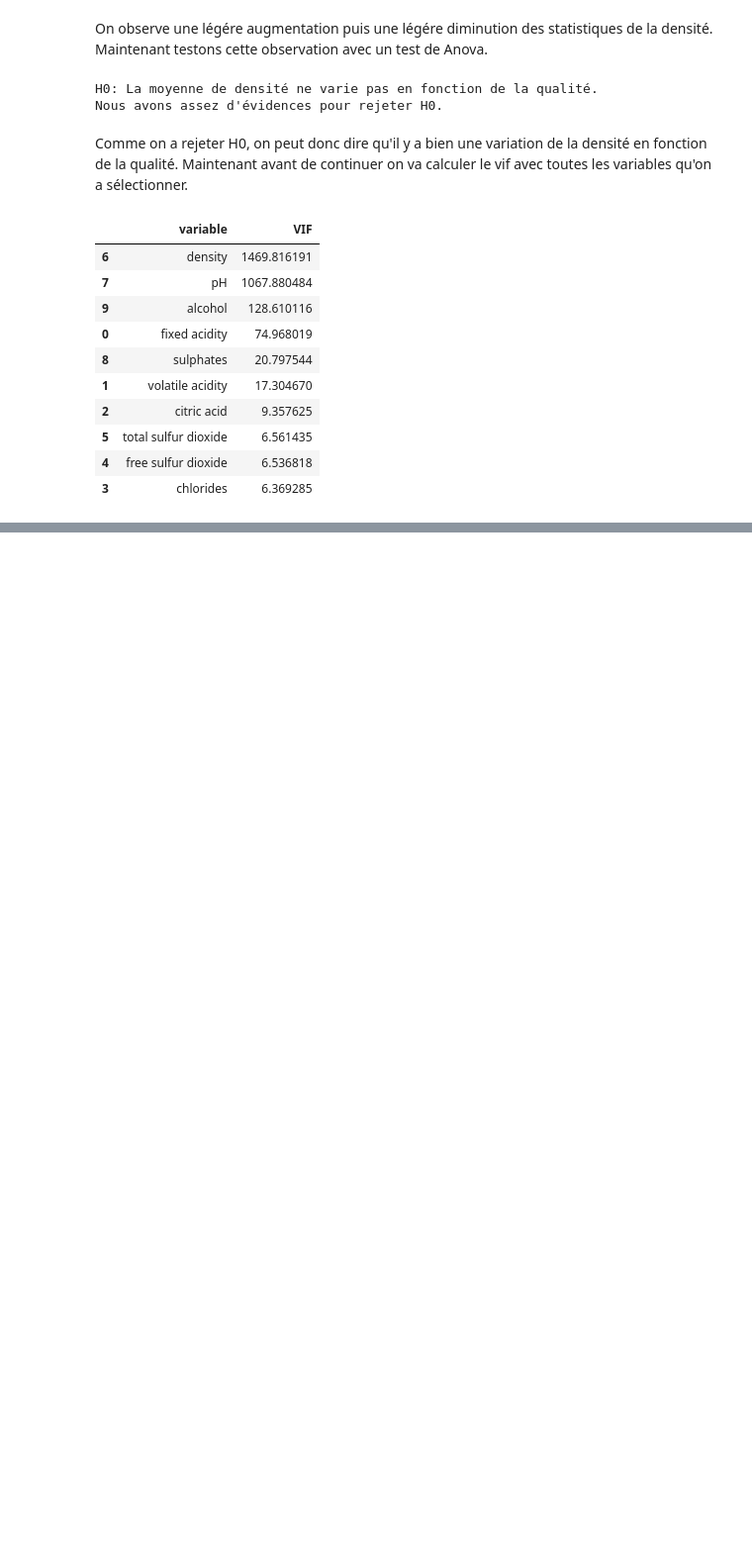
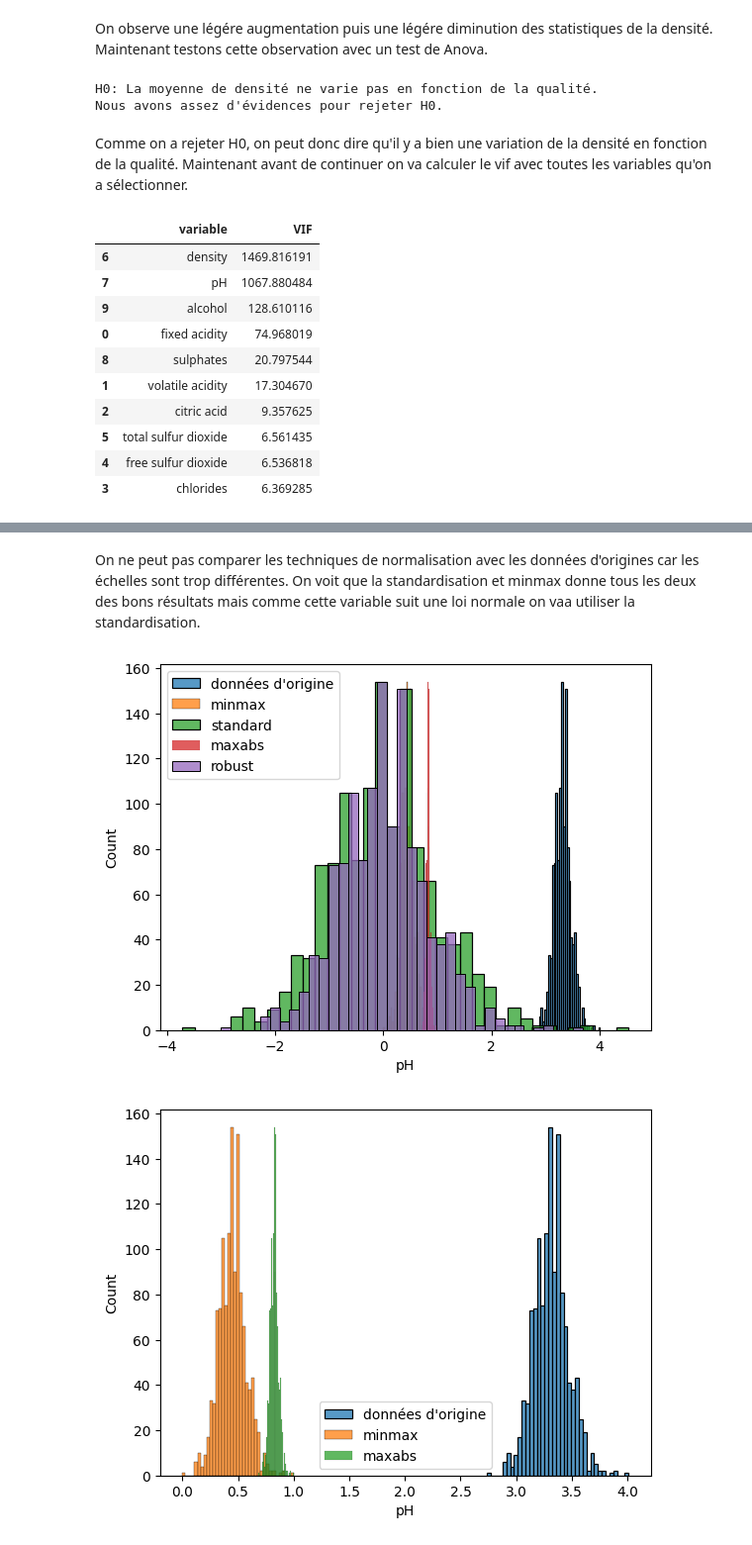
Before and after one commit to fmazur57u/WineQualityPrediction, a Jupyter notebook: winePrediction.ipynb, the cells around one changed output, grey strips where cells are left out. Shown at 99% size. Drawn from its saved outputs; the diff is of its cells as text; code cells hidden in the pictures; blank space fills up the shorter version.

```diff
--- a/winePrediction.ipynb
+++ b/winePrediction.ipynb
@@ -710,0 +789,19 @@ On a une explosion du vif pour la variable densité et le pH. Il faudrat donc ut
+# %% [markdown]
+On ne peut pas comparer les techniques de normalisation avec les données d'origines car les échelles sont trop différentes. On voit que la standardisation et minmax donne tous les deux des bons résultats mais comme cette variable suit une loi normale on vaa utiliser la standardisation.
+# %%
+sns.histplot(data=train_set, x="pH", label="données d'origine")
+sns.histplot(data=X_minmax, x="pH", label="minmax")
+sns.histplot(data=X_standard, x="pH", label="standard")
+sns.histplot(data=X_maxabs, x="pH", label="maxabs")
+sns.histplot(data=X_robust, x="pH", label="robust")
+plt.legend()
+plt.show()
+
+sns.histplot(data=train_set, x="pH", label="données d'origine")
+sns.histplot(data=X_minmax, x="pH", label="minmax")
+sns.histplot(data=X_maxabs, x="pH", label="maxabs")
+plt.legend()
+plt.show()
+# %% [output]
+[figure, added]
+[figure, added]
```
Also changed, not shown: parts of 23 cells of this notebook.
